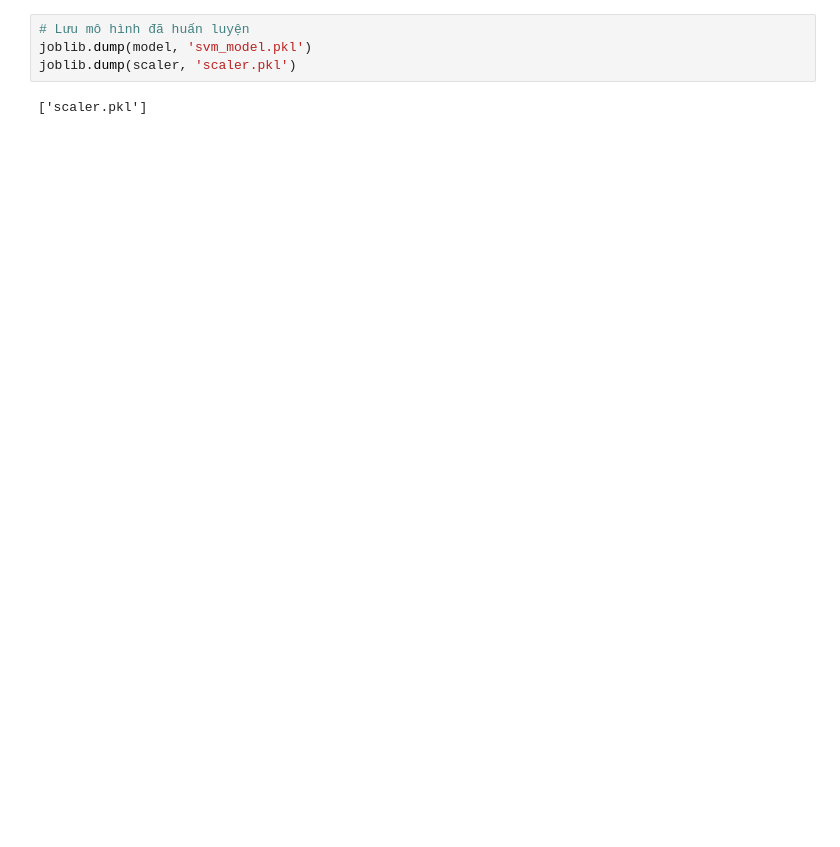
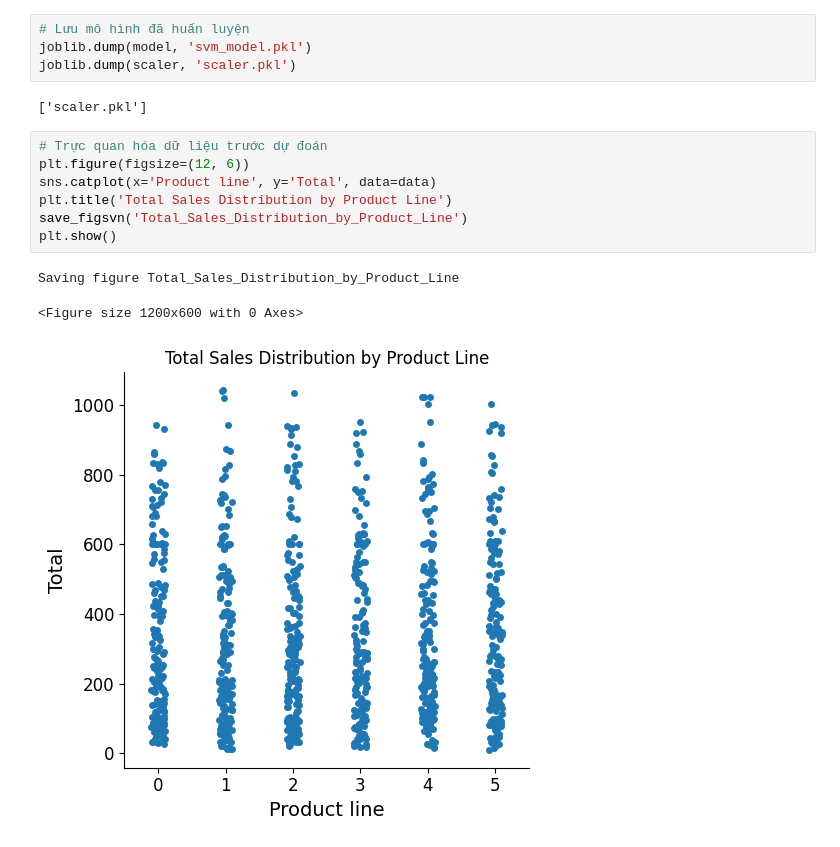
Before and after one commit to haisehi/python, a Jupyter notebook: project-machine learning/LinearRegression.ipynb, the cells around one changed output. Saved outputs shown, nothing was run; the diff lists cells and outputs as text; blank space fills up the shorter version.

```diff
--- a/project-machine learning/LinearRegression.ipynb
+++ b/project-machine learning/LinearRegression.ipynb
@@ -553,3 +655,14 @@ joblib.dump(model, 'svm_model.pkl')
 joblib.dump(scaler, 'scaler.pkl')
 # %% [output]
 ['scaler.pkl']
+# %%
+# Trực quan hóa dữ liệu trước dự đoán
+plt.figure(figsize=(12, 6))
+sns.catplot(x='Product line', y='Total', data=data)
+plt.title('Total Sales Distribution by Product Line')
+save_figsvn('Total_Sales_Distribution_by_Product_Line')
+plt.show()
+# %% [output]
+Saving figure Total_Sales_Distribution_by_Product_Line
+<Figure size 1200x600 with 0 Axes>
+[figure, added]
```
Also changed, not shown: parts of 15 cells of this notebook, 7 other files.
